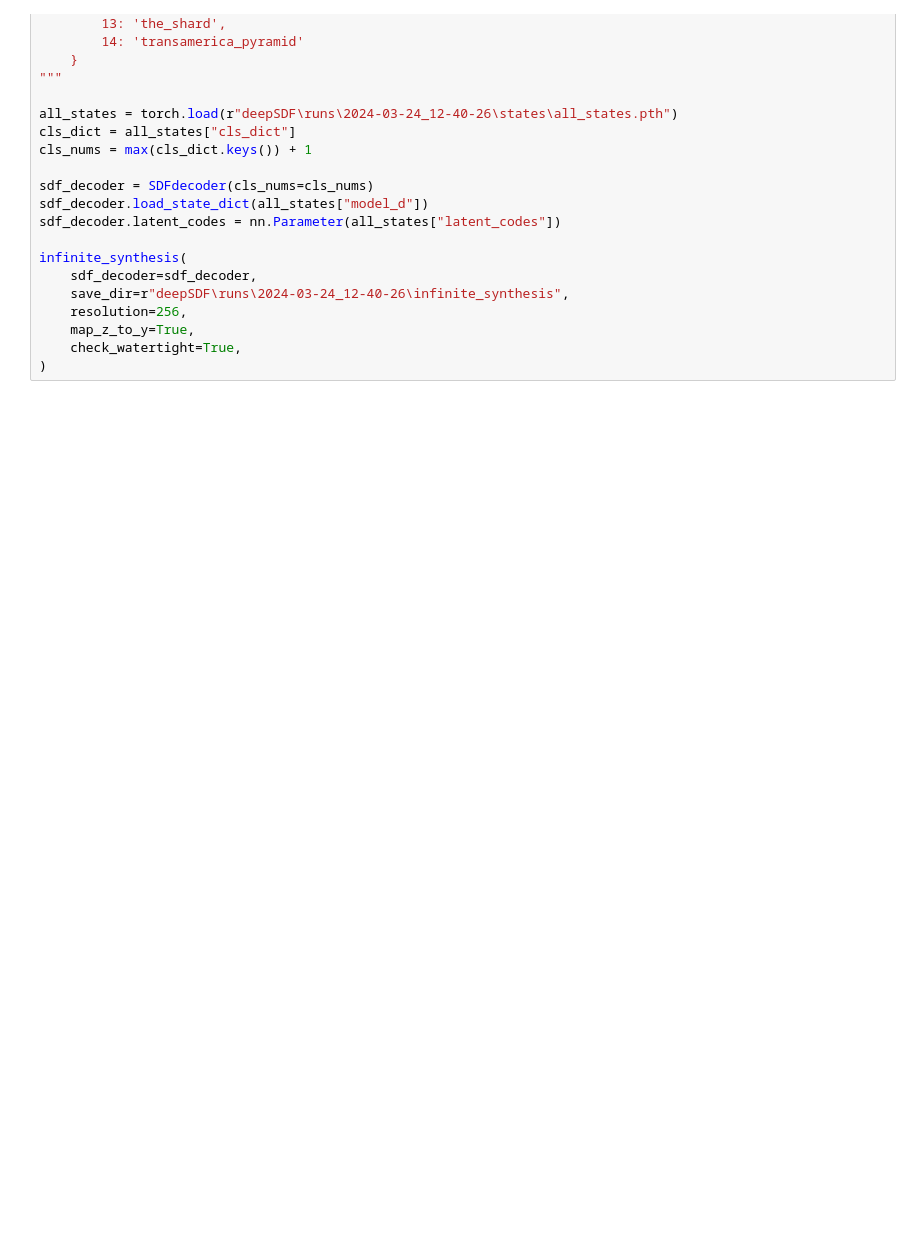
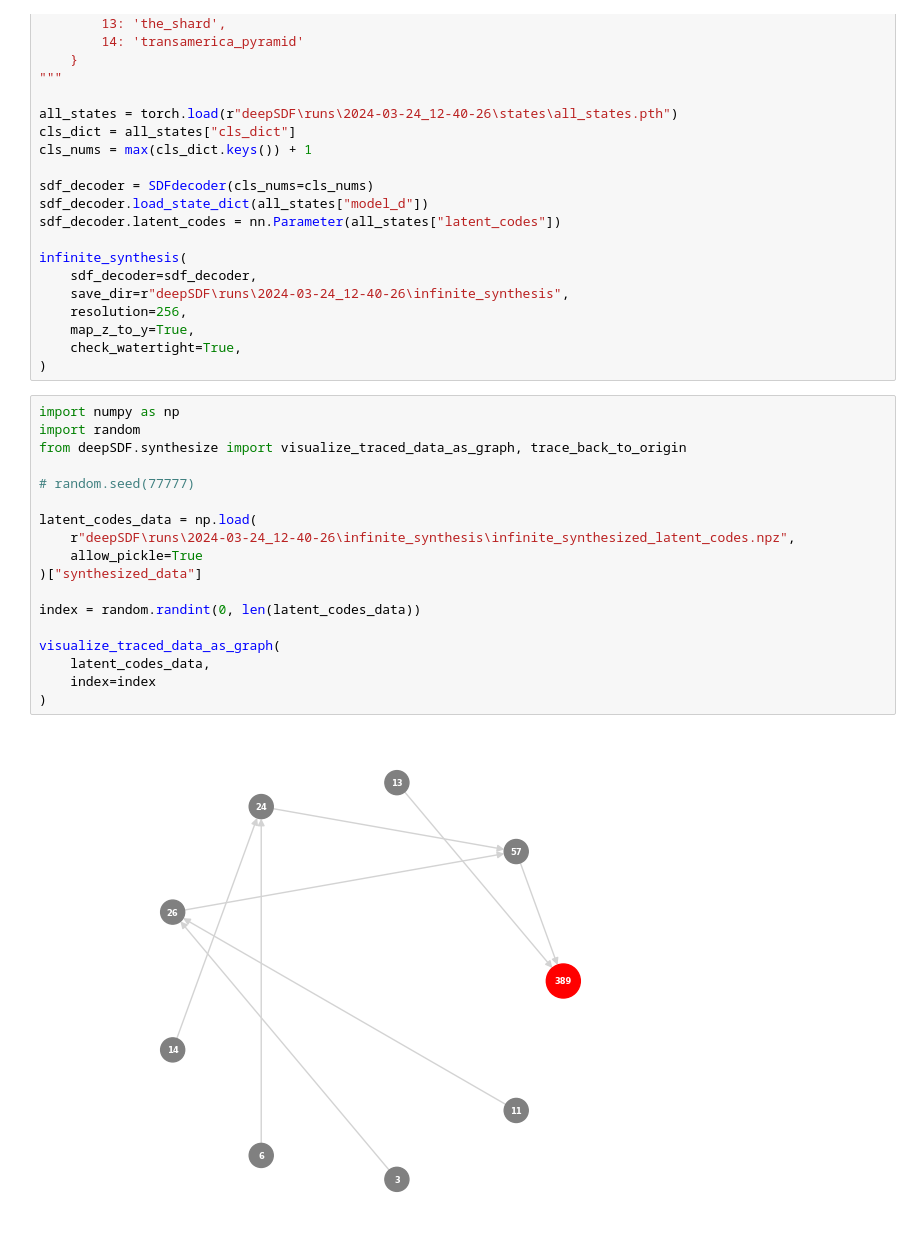
Before and after one commit to PARKCHEOLHEE-lab/gan-exer, a Jupyter notebook: deepSDF/deepSDF.ipynb, the cells around one changed output. Cells and saved outputs as stored; diff of their text form; blank space fills up the shorter version.

Commit message:
Visualize graph

```diff
--- a/deepSDF/deepSDF.ipynb
+++ b/deepSDF/deepSDF.ipynb
@@ -199,3 +199,23 @@ infinite_synthesis(
     map_z_to_y=True,
     check_watertight=True,
 )
+# %%
+import numpy as np
+import random
+from deepSDF.synthesize import visualize_traced_data_as_graph, trace_back_to_origin
+
+# random.seed(77777)
+
+latent_codes_data = np.load(
+    r"deepSDF\runs\2024-03-24_12-40-26\infinite_synthesis\infinite_synthesized_latent_codes.npz",
+    allow_pickle=True
+)["synthesized_data"]
+
+index = random.randint(0, len(latent_codes_data))
+
+visualize_traced_data_as_graph(
+    latent_codes_data,
+    index=index
+)
+# %% [output]
+[figure, added]
```
Also changed, not shown: 1 other file.
